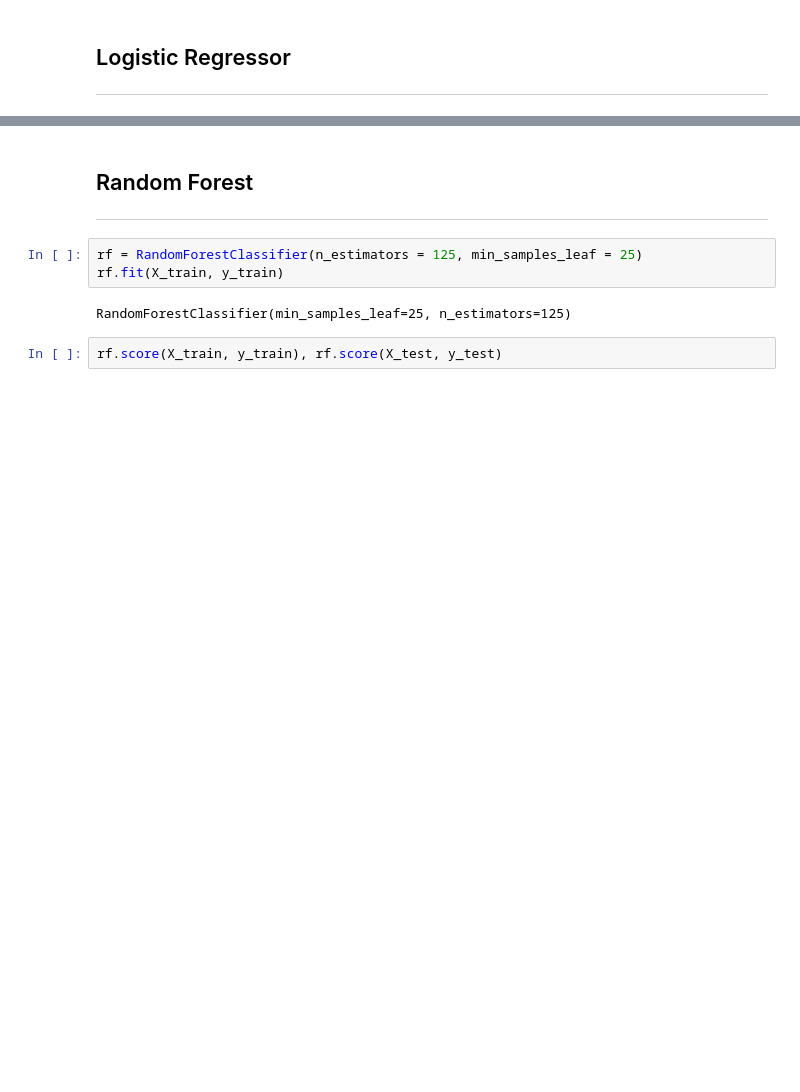
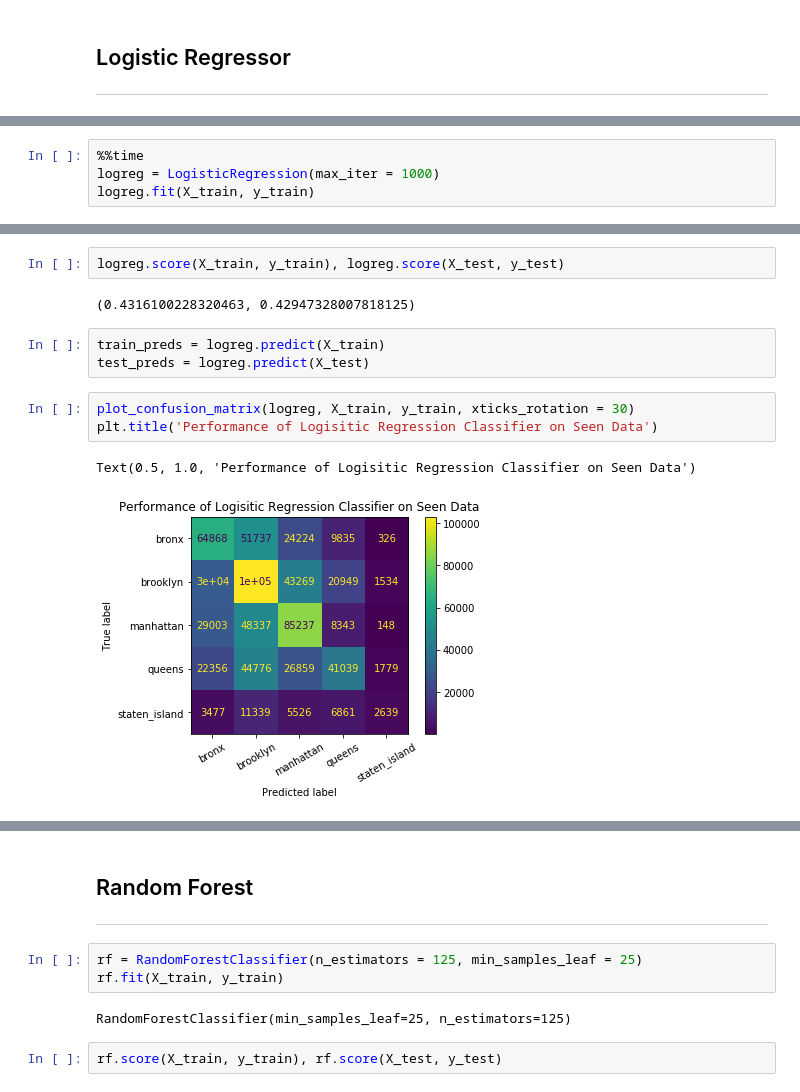
Before and after one commit to tlunderwood2014/nyc_crime_analysis, a Jupyter notebook: Neighborhood_Anaysis.ipynb, the cells around one changed output, grey strips where cells are left out. Cells and saved outputs as stored; diff of their text form; blank space fills up the shorter version.

```diff
--- a/Neighborhood_Anaysis.ipynb
+++ b/Neighborhood_Anaysis.ipynb
@@ -358,0 +428,4 @@ logreg = LogisticRegression()
+# %%
+%%time
+logreg = LogisticRegression(max_iter = 1000)
+logreg.fit(X_train, y_train)
@@ -358,0 +436,13 @@ logreg = LogisticRegression()
+# %%
+logreg.score(X_train, y_train), logreg.score(X_test, y_test)
+# %% [output]
+(0.4316100228320463, 0.42947328007818125)
+# %%
+train_preds = logreg.predict(X_train)
+test_preds = logreg.predict(X_test)
+# %%
+plot_confusion_matrix(logreg, X_train, y_train, xticks_rotation = 30)
+plt.title('Performance of Logisitic Regression Classifier on Seen Data')
+# %% [output]
+Text(0.5, 1.0, 'Performance of Logisitic Regression Classifier on Seen Data')
+[figure, added]
```
Also changed, not shown: parts of 10 cells of this notebook.
